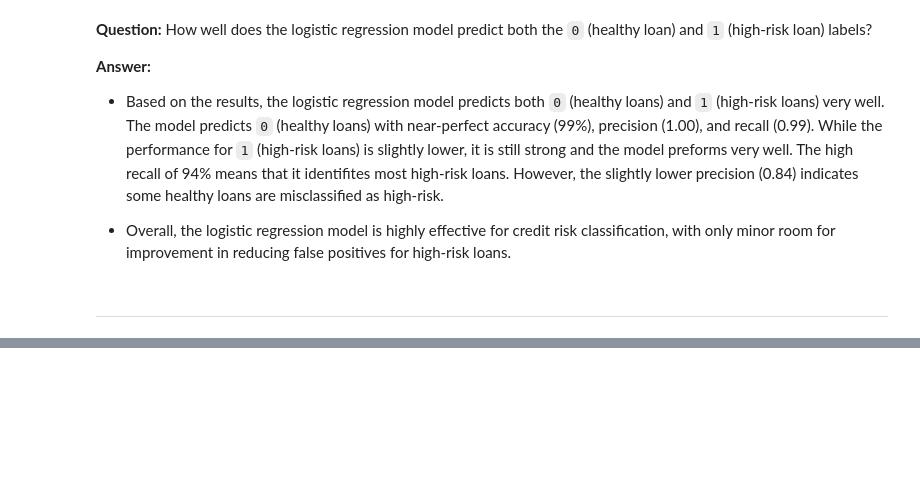
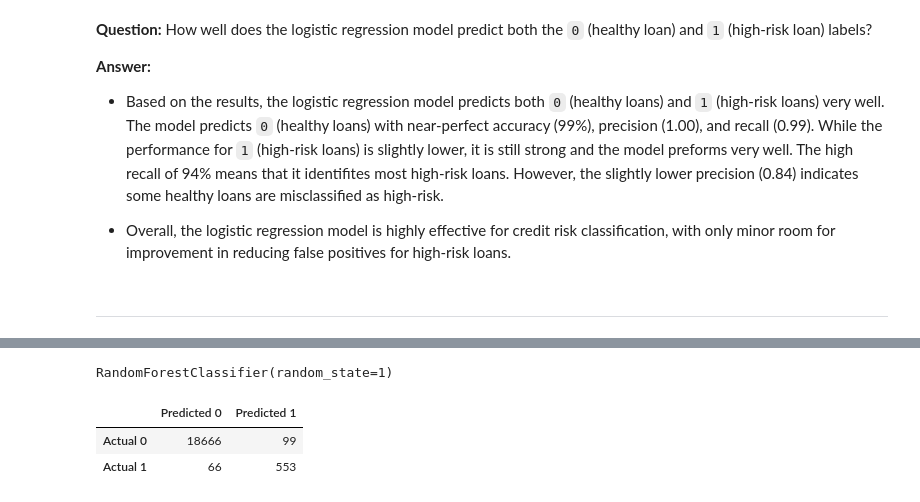
Before and after one commit to maddieemihle/credit-risk-classification, a Jupyter notebook: Credit_Risk/credit_risk_classification.ipynb, the cells around one changed output, grey strips where cells are left out. Saved outputs shown, nothing was run; the diff lists cells and outputs as text; code cells hidden in the pictures; blank space fills up the shorter version.

```diff
--- a/Credit_Risk/credit_risk_classification.ipynb
+++ b/Credit_Risk/credit_risk_classification.ipynb
@@ -144,0 +154,24 @@ weighted avg       0.99      0.99      0.99     19384
+# %%
+# Instantiate the RandomForestClassifier model
+rf_model = RandomForestClassifier(random_state=1)
+
+# Fit the model using the training data
+rf_model.fit(X_train, y_train)
+# %% [output]
+RandomForestClassifier(random_state=1)
+# %%
+# Make predictions using the testing data
+rf_predictions = rf_model.predict(X_test)
+# %%
+# Generate a confusion matrix for the model
+rf_cm = confusion_matrix(y_test, rf_predictions)
+rf_cm_df = pd.DataFrame(
+    rf_cm,
+    index=["Actual 0", "Actual 1"],
+    columns=["Predicted 0", "Predicted 1"]
+)
+rf_cm_df
+# %% [output]
+|  | Predicted 0 | Predicted 1 |
+| Actual 0 | 18666 | 99 |
+| Actual 1 | 66 | 553 |
```
Also changed, not shown: parts of 6 cells of this notebook, 1 other file.
